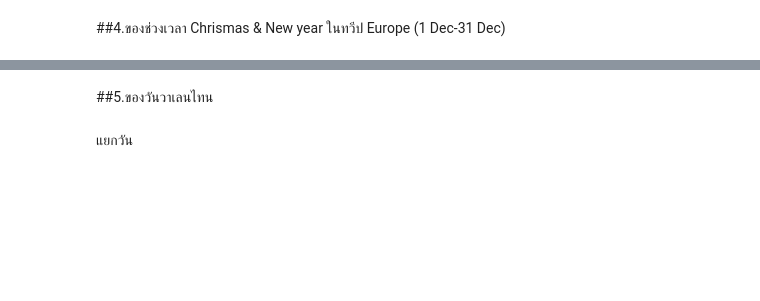
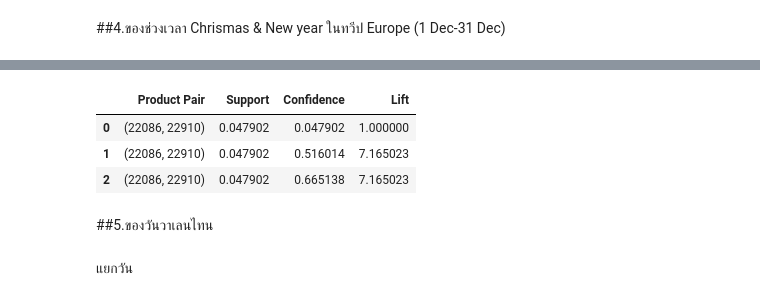
Before and after one commit to Pimchanok6430205105/BSC_DPDM23, a Jupyter notebook: สำเนาของ_Frequent_Patterns_(Association_Rules).ipynb, the cells around one changed output, grey strips where cells are left out. Drawn from its saved outputs; the diff is of its cells as text; code cells hidden in the pictures; blank space fills up the shorter version.

```diff
--- a/สำเนาของ_Frequent_Patterns_(Association_Rules).ipynb
+++ b/สำเนาของ_Frequent_Patterns_(Association_Rules).ipynb
@@ -305,3 +288,3 @@ data[['InvoiceDate', 'month', 'day', 'year']].head()
 # %%
 # แปลงข้อมูลเป็น Transaction List
-transactions= data.groupby('InvoiceNo')['StockCode'].apply(list)
+chrismas_and_newyear_transactions= data.groupby('InvoiceNo')['StockCode'].apply(list)
@@ -331,3 +296,12 @@ data[data['StockCode']=='POST']
+# %%
+min_support = 0.03
+christmas_and_newyear_frequentItemsets = list(apriori(chrismas_and_newyear_transactions, min_support=min_support))
+for i in christmas_and_newyear_frequentItemsets :
+   if i[0].__len__()>1:
+    print('Assosiation Rules')
+    print(f'frequentItemsets is{i[0]}')
+    print(f'have support{i[1]}')
+    print(f'othar {i[2:]}')
 # %% [markdown]
 ##2.ของประเทศในทวีป Europe
 # %%
@@ -524,3 +437,11 @@ Name: Description, dtype: object
+# %%
+min_sup = 0.33 #เปลี่ยนจนกว่าจะเจอ...
+
+frequentItemset_China = list(apriori(trans_apply, min_support = min_sup))
+for i in frequentItemset_China:
+    if i[0].__len__()>1:
+        print('yes')
+        print(i)
 # %%
 freqItem = list(apriori(trans_apply, min_support=0.33))
 
@@ -635,3 +517,39 @@ summary_df
+# %%
+import pandas as pd
+
+# Given data
+relation_record = {
+    'items': frozenset({'22086', '22910'}),
+    'support': 0.04790221341261976,
+    'ordered_statistics': [
+        {'items_base': frozenset(), 'items_add': frozenset({'22086', '22910'}),
+         'confidence': 0.04790221341261976, 'lift': 1.0},
+        {'items_base': frozenset({'22086'}), 'items_add': frozenset({'22910'}),
+         'confidence': 0.5160142348754448, 'lift': 7.165023343889778},
+        {'items_base': frozenset({'22910'}), 'items_add': frozenset({'22086'}),
+         'confidence': 0.6651376146788991, 'lift': 7.165023343889778}
+    ]
+}
+
+# Create a DataFrame
+summary_df = pd.DataFrame(columns=['Product Pair', 'Support', 'Confidence', 'Lift'])
+
+# Populate the DataFrame
+for stat in relation_record['ordered_statistics']:
+    summary_df = summary_df.append({
+        'Product Pair': relation_record['items'],
+        'Support': relation_record['support'],
+        'Confidence': stat['confidence'],
+        'Lift': stat['lift']
+    }, ignore_index=True)
+
+# Display the summary DataFrame
+summary_df
+# %% [output]
+|  | Product Pair | Support | Confidence | Lift |
+| 0 | (22086, 22910) | 0.047902 | 0.047902 | 1.000000 |
+| 1 | (22086, 22910) | 0.047902 | 0.516014 | 7.165023 |
+| 2 | (22086, 22910) | 0.047902 | 0.665138 | 7.165023 |
 # %% [markdown]
 ##5.ของวันวาเลนไทน
 # %%
```
Also changed, not shown: parts of 43 cells of this notebook.
